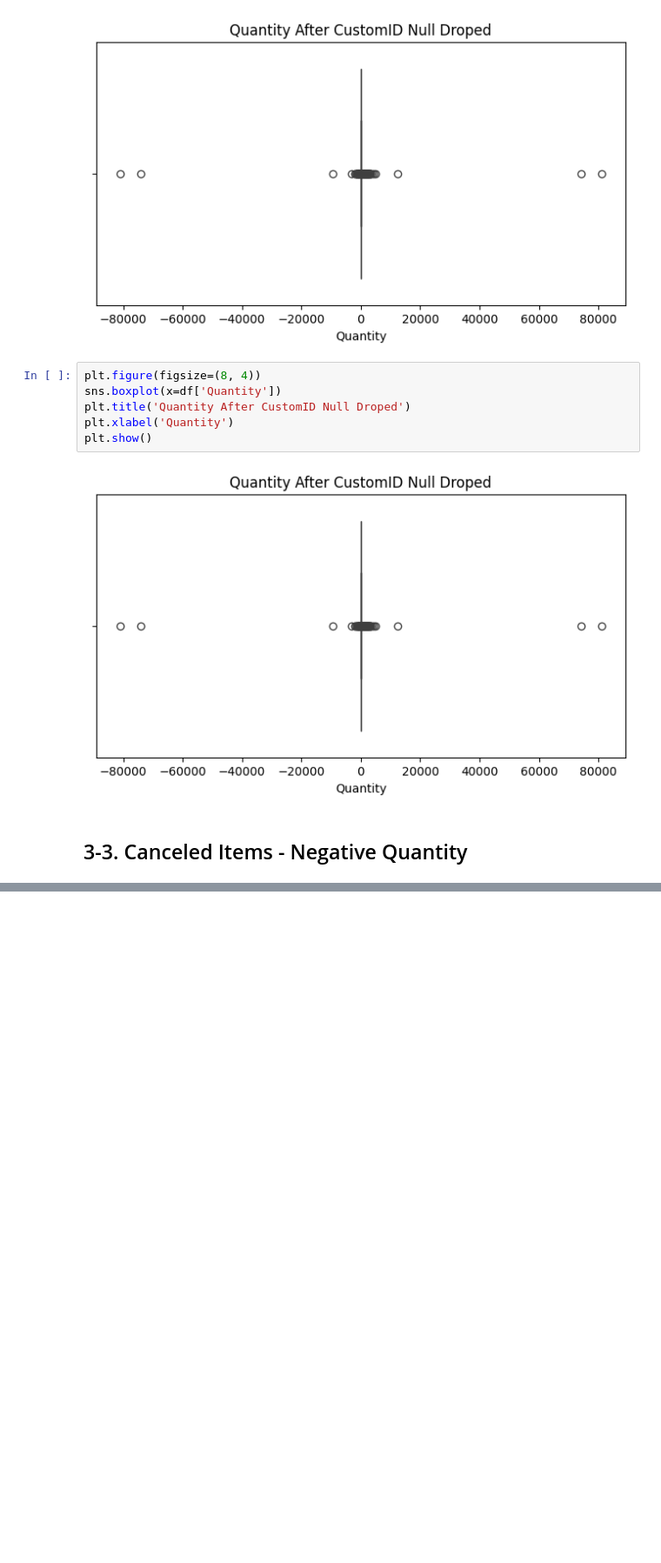
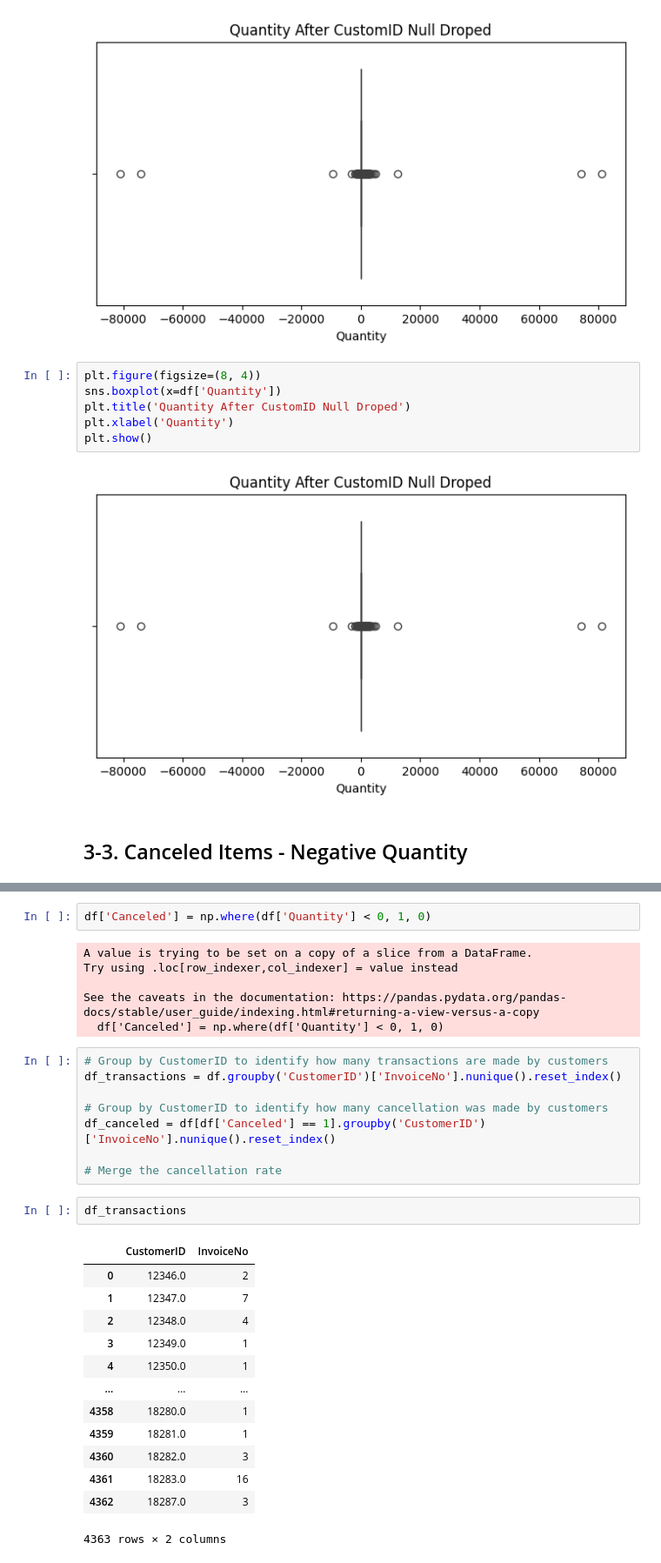
Before and after one commit to iamyunaseo/e-commerce-customer-behavior-analytics, a Jupyter notebook: e-commerce-customer-behavior-analytics.ipynb, the cells around one changed output, grey strips where cells are left out. Shown at 87% size. Cells and saved outputs as stored; diff of their text form; blank space fills up the shorter version.

Commit message:
preprocessing - cancellation

```diff
--- a/e-commerce-customer-behavior-analytics.ipynb
+++ b/e-commerce-customer-behavior-analytics.ipynb
@@ -565,3 +570,35 @@ df[df['InvoiceNo'].astype(str).str.startswith('C')]
 | 541716 | C581569 | 84978 | HANGING HEART JAR T-LIGHT HOLDER | -1 | 12/9/2011 11:58 | 1.25 | 17315.0 | United Kingdom |
 | 541717 | C581569 | 20979 | 36 PENCILS TUBE RED RETROSPOT | -5 | 12/9/2011 11:58 | 1.25 | 17315.0 | United Kingdom |
 8506 rows × 8 columns
+# %%
+df['Canceled'] = np.where(df['Quantity'] < 0, 1, 0)
+# %% [output]
+A value is trying to be set on a copy of a slice from a DataFrame.
+Try using .loc[row_indexer,col_indexer] = value instead
+
+See the caveats in the documentation: https://pandas.pydata.org/pandas-docs/stable/user_guide/indexing.html#returning-a-view-versus-a-copy
+  df['Canceled'] = np.where(df['Quantity'] < 0, 1, 0)
+# %%
+# Group by CustomerID to identify how many transactions are made by customers
+df_transactions = df.groupby('CustomerID')['InvoiceNo'].nunique().reset_index()
+
+# Group by CustomerID to identify how many cancellation was made by customers
+df_canceled = df[df['Canceled'] == 1].groupby('CustomerID')['InvoiceNo'].nunique().reset_index()
+
+# Merge the cancellation rate
+# %%
+df_transactions
+# %% [output]
+|  | CustomerID | InvoiceNo |
+| 0 | 12346.0 | 2 |
+| 1 | 12347.0 | 7 |
+| 2 | 12348.0 | 4 |
+| 3 | 12349.0 | 1 |
+| 4 | 12350.0 | 1 |
+| ... | ... | ... |
+| 4358 | 18280.0 | 1 |
+| 4359 | 18281.0 | 1 |
+| 4360 | 18282.0 | 3 |
+| 4361 | 18283.0 | 16 |
+| 4362 | 18287.0 | 3 |
+4363 rows × 2 columns
```
Also changed, not shown: parts of 4 cells of this notebook.
